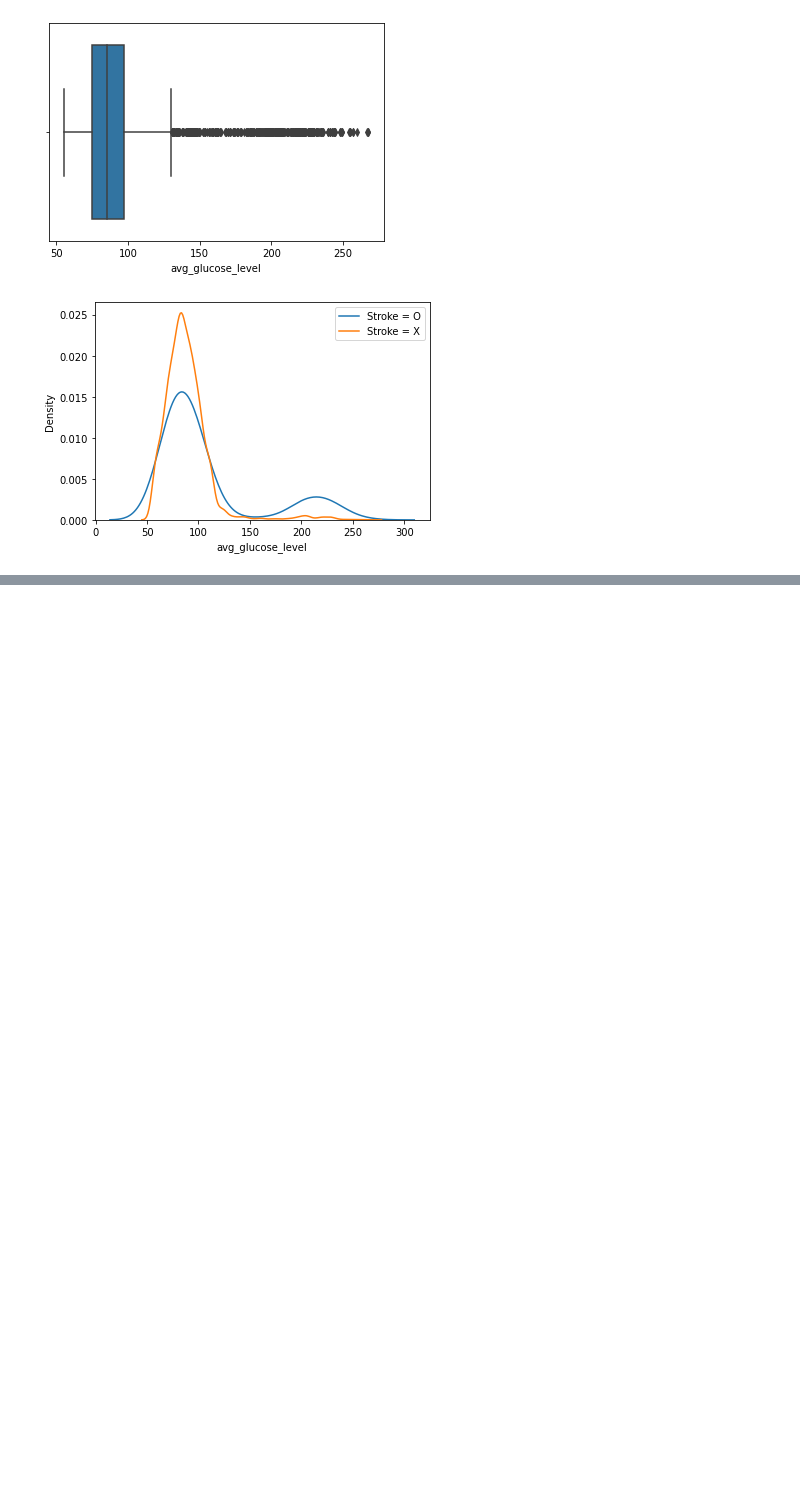
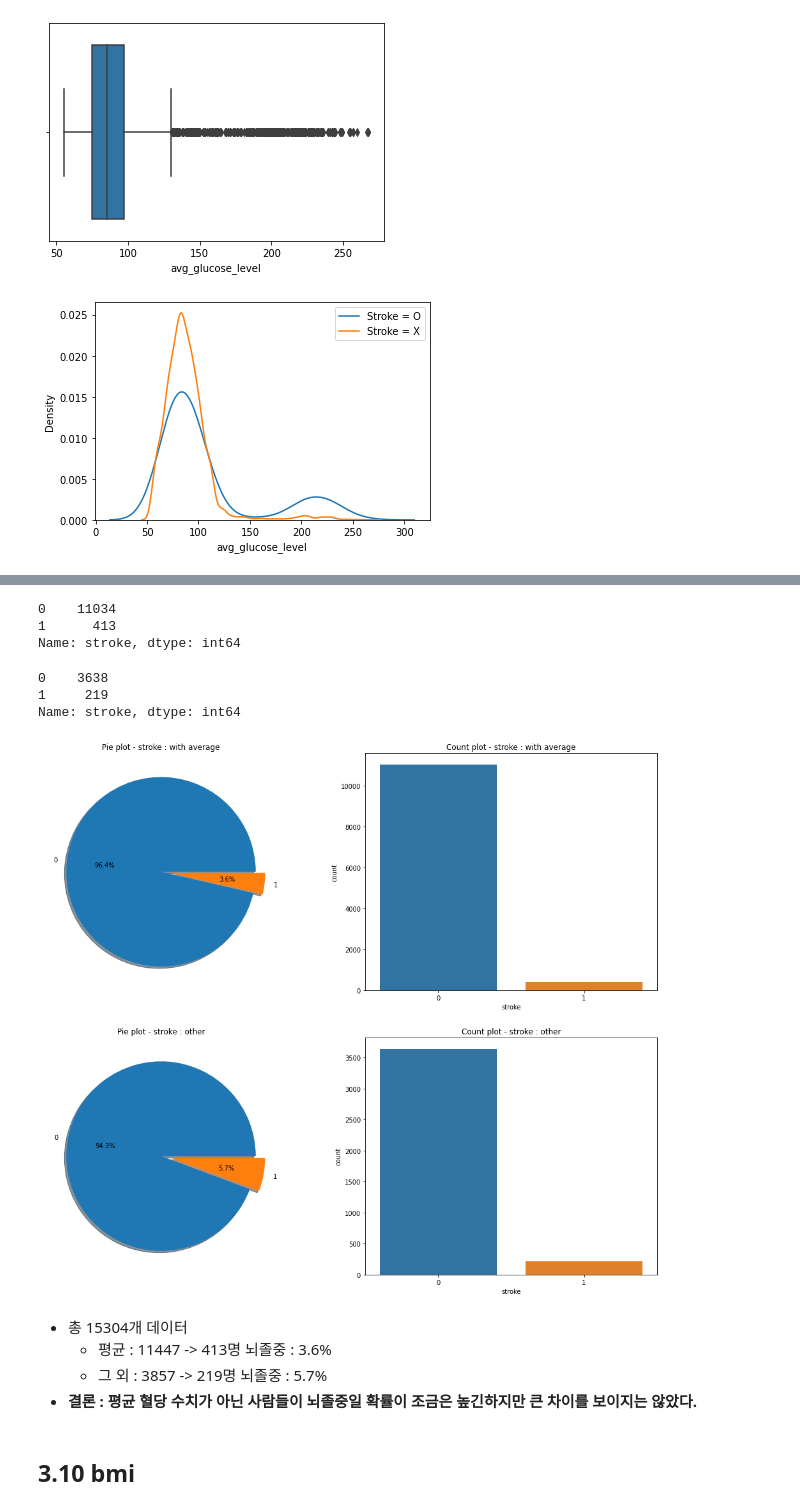
Before and after one commit to JaeHong-Park987/Stroke, a Jupyter notebook: Stroke 데이터 분석.ipynb, the cells around one changed output, grey strips where cells are left out. Saved outputs shown, nothing was run; the diff lists cells and outputs as text; code cells hidden in the pictures; blank space fills up the shorter version.

Commit message:
평균 혈당 수치, bmi, 흡연 여부 변수를 활용한 뇌졸중 유무 분석 및 heatmap 시각화

```diff
--- a/Stroke 데이터 분석.ipynb
+++ b/Stroke 데이터 분석.ipynb
@@ -1206,0 +1210,3 @@ plt.show()
+# %%
+df_avg = df_stroke[(df_stroke['avg_glucose_level'] >= 70) & (df_stroke['avg_glucose_level'] <= 110)]
+df_avg
@@ -1206,0 +1227,3 @@ plt.show()
+# %%
+df_other = df_stroke[(df_stroke['avg_glucose_level'] < 70) | (df_stroke['avg_glucose_level'] > 110)]
+df_other
@@ -1206,0 +1244,39 @@ plt.show()
+# %%
+# 정상 수치인 사람들의 뇌졸중 유무 분포
+df_avg['stroke'].value_counts()
+# %% [output]
+0    11034
+1      413
+Name: stroke, dtype: int64
+# %%
+# 비정상 수치인 사람들의 뇌졸중 유무 분포
+df_other['stroke'].value_counts()
+# %% [output]
+0    3638
+1     219
+Name: stroke, dtype: int64
+# %%
+f, ax = plt.subplots(2, 2, figsize = (18, 15))
+
+df_avg['stroke'].value_counts().plot.pie(explode=[0, 0.1], autopct = '%1.1f%%', ax = ax[0,0], shadow = True)
+ax[0, 0].set_title('Pie plot - stroke : with average')
+ax[0, 0].set_ylabel('')
+sns.countplot('stroke', data=df_avg, ax=ax[0, 1])
+ax[0, 1].set_title('Count plot - stroke : with average')
+
+df_other['stroke'].value_counts().plot.pie(explode=[0, 0.1], autopct='%1.1f%%', ax=ax[1, 0], shadow=True)
+ax[1, 0].set_title('Pie plot - stroke : other')
+ax[1, 0].set_ylabel('')
+sns.countplot('stroke', data=df_other, ax=ax[1, 1])
+ax[1, 1].set_title('Count plot - stroke : other')
+
+plt.show()
+# %% [output]
+[figure, added]
+# %% [markdown]
+* 총 15304개 데이터
+    * 평균 : 11447 -> 413명 뇌졸중 : 3.6%
+    * 그 외 : 3857 -> 219명 뇌졸중 : 5.7%
+* **결론 : 평균 혈당 수치가 아닌 사람들이 뇌졸중일 확률이 조금은 높긴하지만 큰 차이를 보이지는 않았다.**
+# %% [markdown]
+## 3.10 bmi
```
Also changed, not shown: parts of 47 cells of this notebook.
